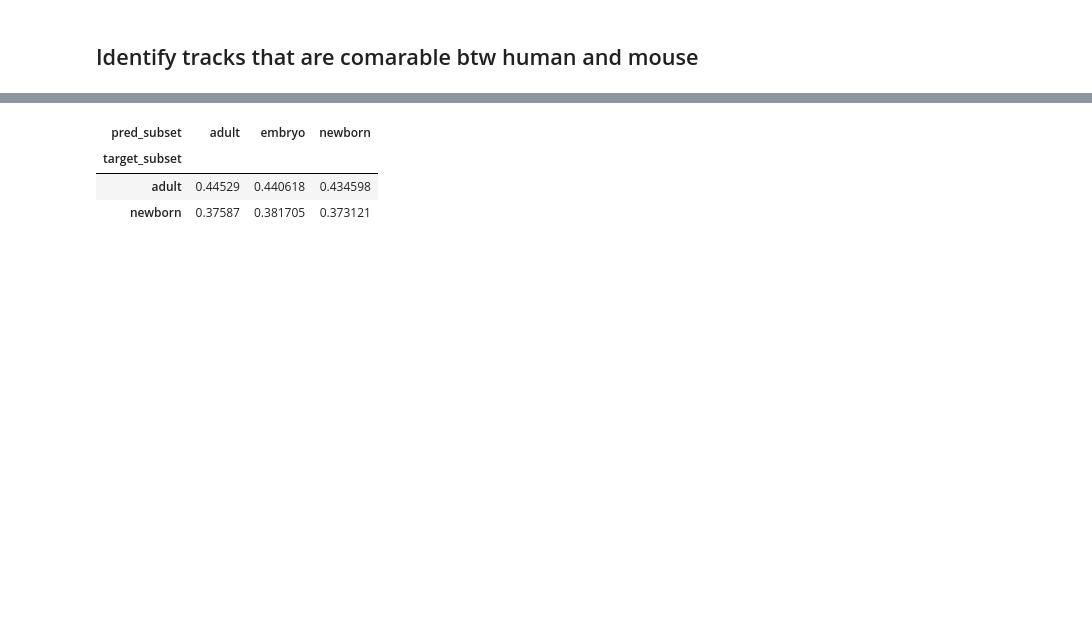
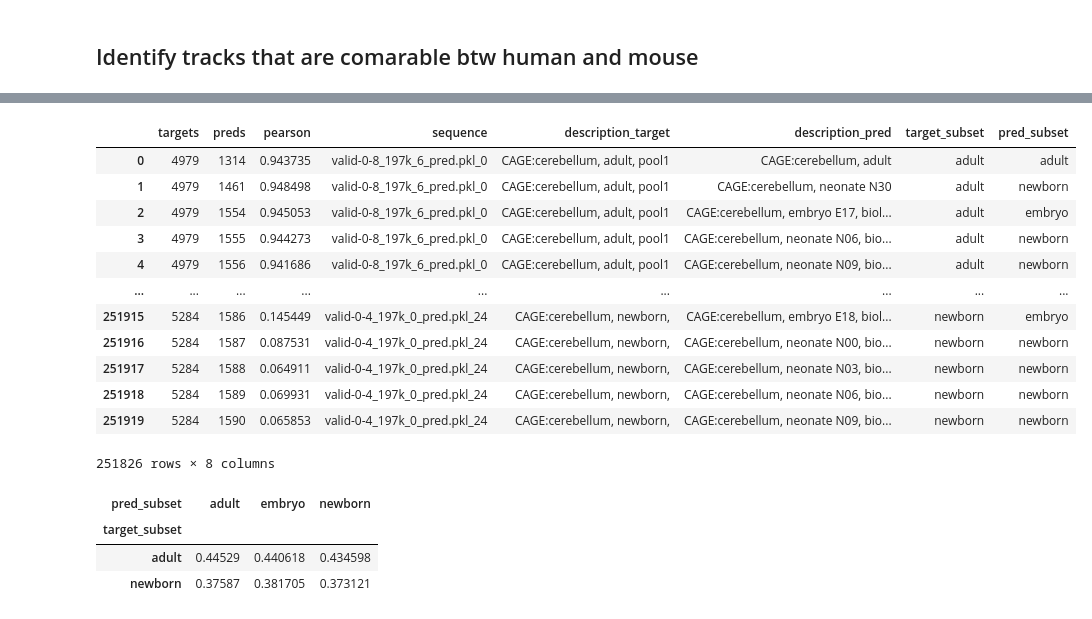
Before and after one commit to luisas/FED, a Jupyter notebook: src/01_enformer/notebooks/03b_cross_species.ipynb, the cells around one changed output, grey strips where cells are left out. Saved outputs shown, nothing was run; the diff lists cells and outputs as text; code cells hidden in the pictures; blank space fills up the shorter version.

```diff
--- a/src/01_enformer/notebooks/03b_cross_species.ipynb
+++ b/src/01_enformer/notebooks/03b_cross_species.ipynb
@@ -66,6 +70,22 @@ evaluation_df_h_m = get_evaluation_summary("human", "mouse", "cerebellum")
 # prep
 evaluation_df_h_m.pred_subset = ["embryo" if "embryo" in ele else ele for ele in list(evaluation_df_h_m["pred_subset"])]
 evaluation_df_h_m.pred_subset = ["newborn" if "neonate" in ele else ele for ele in list(evaluation_df_h_m["pred_subset"])]
+# %%
+evaluation_df_h_m
+# %% [output]
+|  | targets | preds | pearson | sequence | description_target | description_pred | target_subset | pred_subset |
+| 0 | 4979 | 1314 | 0.943735 | valid-0-8_197k_6_pred.pkl_0 | CAGE:cerebellum, adult, pool1 | CAGE:cerebellum, adult | adult | adult |
+| 1 | 4979 | 1461 | 0.948498 | valid-0-8_197k_6_pred.pkl_0 | CAGE:cerebellum, adult, pool1 | CAGE:cerebellum, neonate N30 | adult | newborn |
+| 2 | 4979 | 1554 | 0.945053 | valid-0-8_197k_6_pred.pkl_0 | CAGE:cerebellum, adult, pool1 | CAGE:cerebellum, embryo E17, biol... | adult | embryo |
+| 3 | 4979 | 1555 | 0.944273 | valid-0-8_197k_6_pred.pkl_0 | CAGE:cerebellum, adult, pool1 | CAGE:cerebellum, neonate N06, bio... | adult | newborn |
+| 4 | 4979 | 1556 | 0.941686 | valid-0-8_197k_6_pred.pkl_0 | CAGE:cerebellum, adult, pool1 | CAGE:cerebellum, neonate N09, bio... | adult | newborn |
+| ... | ... | ... | ... | ... | ... | ... | ... | ... |
+| 251915 | 5284 | 1586 | 0.145449 | valid-0-4_197k_0_pred.pkl_24 | CAGE:cerebellum, newborn, | CAGE:cerebellum, embryo E18, biol... | newborn | embryo |
+| 251916 | 5284 | 1587 | 0.087531 | valid-0-4_197k_0_pred.pkl_24 | CAGE:cerebellum, newborn, | CAGE:cerebellum, neonate N00, bio... | newborn | newborn |
+| 251917 | 5284 | 1588 | 0.064911 | valid-0-4_197k_0_pred.pkl_24 | CAGE:cerebellum, newborn, | CAGE:cerebellum, neonate N03, bio... | newborn | newborn |
+| 251918 | 5284 | 1589 | 0.069931 | valid-0-4_197k_0_pred.pkl_24 | CAGE:cerebellum, newborn, | CAGE:cerebellum, neonate N06, bio... | newborn | newborn |
+| 251919 | 5284 | 1590 | 0.065853 | valid-0-4_197k_0_pred.pkl_24 | CAGE:cerebellum, newborn, | CAGE:cerebellum, neonate N09, bio... | newborn | newborn |
+251826 rows × 8 columns
 # %%
 df_matrix_h_m = get_matrix_for_hm(evaluation_df_h_m)
 # %%
```
Also changed, not shown: parts of 1 cell of this notebook, 19 other files.
